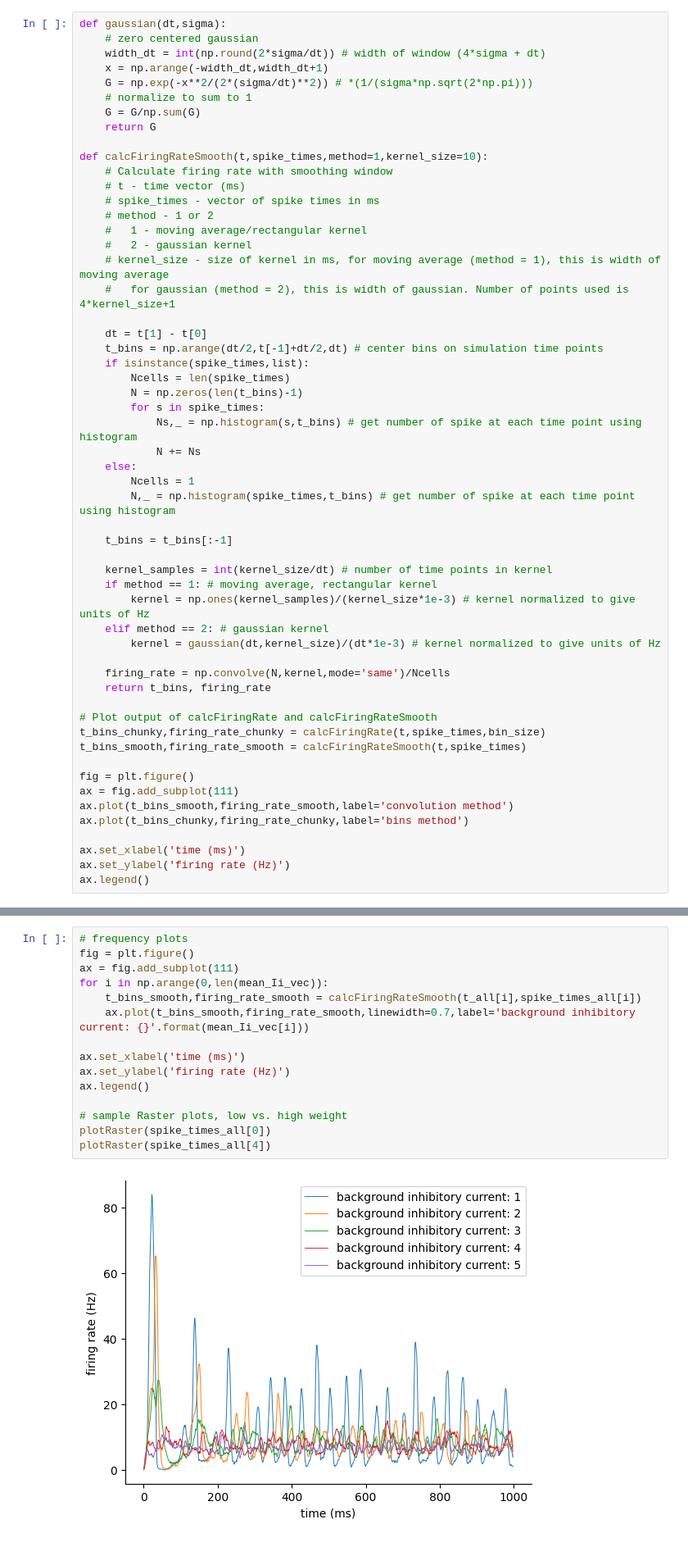
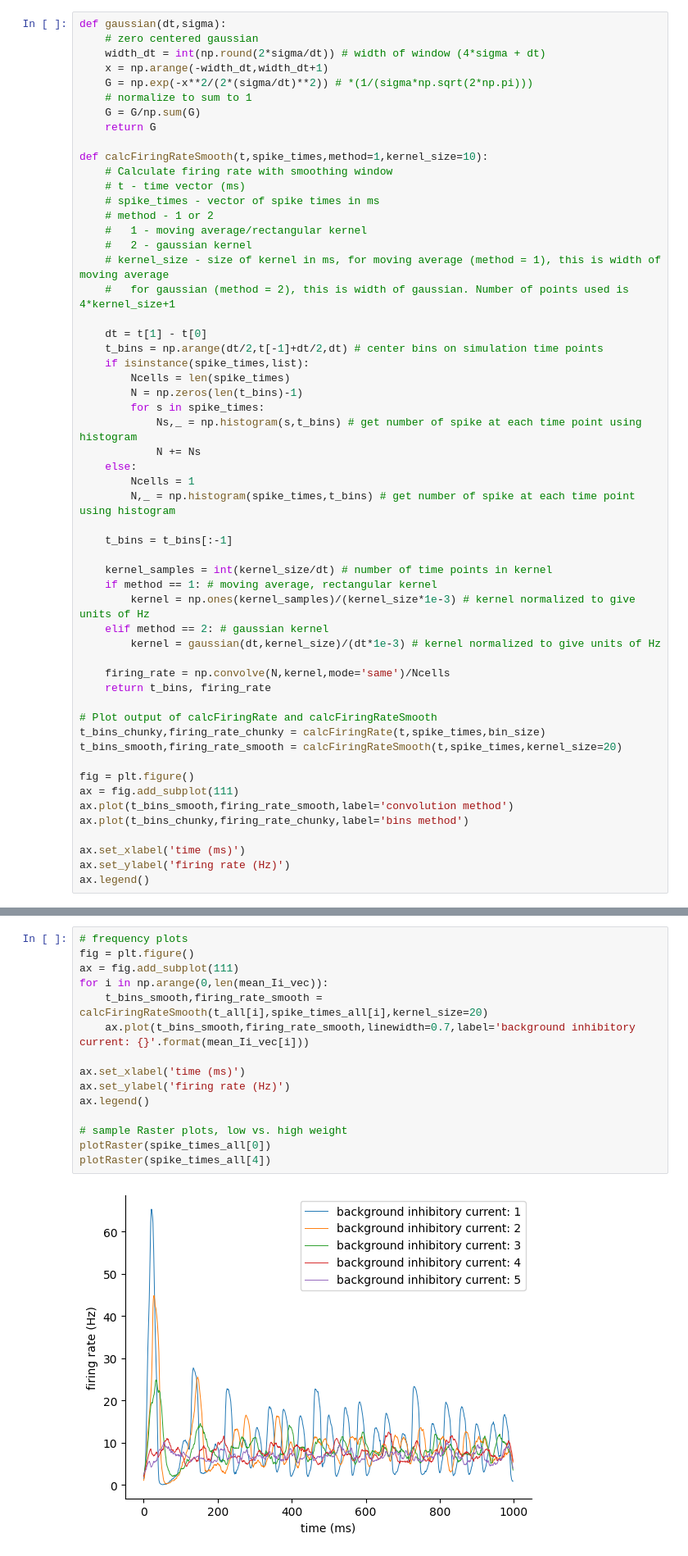
Before and after one commit to lw-miles24/11-CompModNervSys-IzhiNet, a Jupyter notebook: CompModNervSys_exercise11.ipynb, the cells around one changed output, grey strips where cells are left out. Shown at 82% size. Cells and saved outputs as stored; diff of their text form.

```diff
--- a/CompModNervSys_exercise11.ipynb
+++ b/CompModNervSys_exercise11.ipynb
@@ -455,7 +455,7 @@ def calcFiringRateSmooth(t,spike_times,method=1,kernel_size=10):
 
 # Plot output of calcFiringRate and calcFiringRateSmooth
 t_bins_chunky,firing_rate_chunky = calcFiringRate(t,spike_times,bin_size)
-t_bins_smooth,firing_rate_smooth = calcFiringRateSmooth(t,spike_times)
+t_bins_smooth,firing_rate_smooth = calcFiringRateSmooth(t,spike_times,kernel_size=20)
 
 fig = plt.figure()
 ax = fig.add_subplot(111)
@@ -507,20 +507,20 @@ Simulating network of 1000 neurons for 1000 ms
 # %%
 # frequency plots
 fig = plt.figure()
 ax = fig.add_subplot(111)
 for i in np.arange(0,len(mean_Ii_vec)):
-    t_bins_smooth,firing_rate_smooth = calcFiringRateSmooth(t_all[i],spike_times_all[i])
+    t_bins_smooth,firing_rate_smooth = calcFiringRateSmooth(t_all[i],spike_times_all[i],kernel_size=20)
     ax.plot(t_bins_smooth,firing_rate_smooth,linewidth=0.7,label='background inhibitory current: {}'.format(mean_Ii_vec[i]))
 
 ax.set_xlabel('time (ms)')
 ax.set_ylabel('firing rate (Hz)')
 ax.legend()
 
 # sample Raster plots, low vs. high weight
 plotRaster(spike_times_all[0])
 plotRaster(spike_times_all[4])
 # %% [output]
-[figure, old version]
+[figure, new version]
 [figure]
 [figure]
 # %% [markdown]
```
Also changed, not shown: parts of 4 cells of this notebook.
